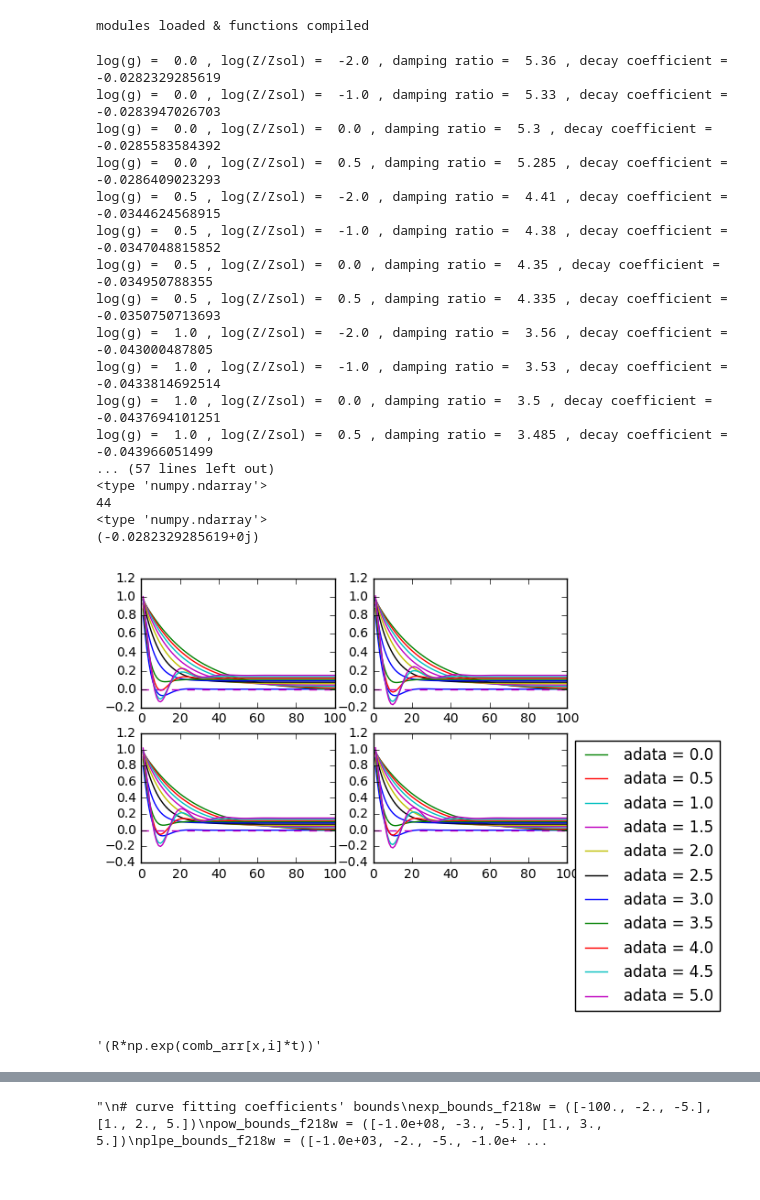
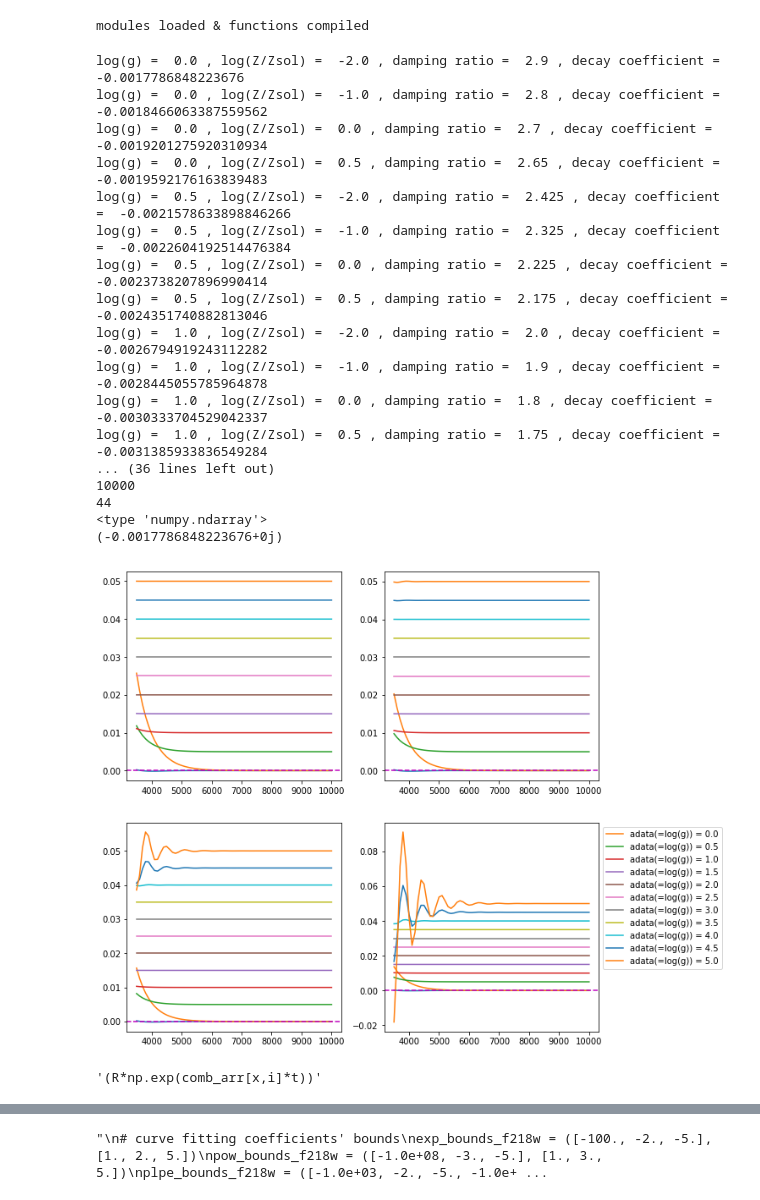
Before and after one commit to AlexlwAstro/phd_work, a Jupyter notebook: gaia_spectra_plots.ipynb, the cells around one changed output, grey strips where cells are left out. Saved outputs shown, nothing was run; the diff lists cells and outputs as text; code cells hidden in the pictures.

Commit message:
corrected titles of residuals graphs, fixed error in zeta definition, but it's made graphs worse! Try applying to curve_fit tomorrow

```diff
--- a/gaia_spectra_plots.ipynb
+++ b/gaia_spectra_plots.ipynb
@@ -1221,7 +1221,7 @@ zeta1= 0.7
 adata_list = [0.0,0.5,1.0,1.5,2.0,2.5,3.0,3.5,4.0,4.5,5.0]
 logbdata_list = [-2.0,-1.0,0.0,0.5]
 
-C = 0.3
+C = 0.01
 
 comb_list = []
 for m in adata_list:
@@ -1229,7 +1229,7 @@ for m in adata_list:
     s2n_list = []
     for n in logbdata_list:
         bdata = n
-        zeta2 = 0.2*(5.0-adata)**2 - 0.03*(bdata) + 0.3
+        zeta2 = 0.1*(5.0-adata)**2 - 0.1*(bdata) + 0.2
         #print zeta2
         if (abs(zeta2) <= 1.0):
             s2 = -C*( zeta2 - 1.0j*np.sqrt(1 - (zeta2**2)) )
@@ -1246,7 +1246,7 @@ comb_arr = np.array(comb_list)
 print type(comb_arr)
 print comb_arr.shape
 print comb_arr[:,0].shape
-print comb_arr
+#print comb_arr
 
 """
 def damped_oscillator_gZ(Tdata,gdata,metal_val,Tcut,a,b,c,d,k):
@@ -1256,56 +1256,57 @@ def damped_oscillator_gZ(Tdata,gdata,metal_val,Tcut,a,b,c,d,k):
 
     s = -k*( zeta + 1j*np.sqrt(1-zeta**2) )
     # 'xdata' called below! - this should remove the need to use it anywhere in 'zeta'
     new_var = d*np.exp(s*(Tdata - Tcut))
     return new_var
 """
-s1 = -C*( zeta1 + 1.0j*np.sqrt(1-zeta1**2) )
+#s1 = -C*( zeta1 + 1.0j*np.sqrt(1-zeta1**2) )
+#y1 = np.exp(s1*t)
 
-t = np.arange(1,101)
+t = np.arange(3500,10100,100)
 print type(t)
+print max(t)
 
-
-y1 = np.exp(s1*t)
-R = 0.01*(100-t)
+R = 0.002*(10000-t)
 
 fgddfgg = 0
 for a in range(len(comb_arr[:,0])):
     for b in range(len(comb_arr[0,:])):
         fgddfgg += 1
         #y2 = 1.0*np.exp(comb_arr[a,b]*t)
 print fgddfgg
 
-fig,ax = plt.subplots(2,2)
+fig,ax = plt.subplots(2,2,figsize=(10, 10))
 ax = ax.ravel()
 print type(ax)
 print comb_arr[0,0]
 for i in range(len(ax)):
     ax[i].plot(t,y1)
     for x in range(len(comb_arr[:,0])):
-        ax[i].plot(t,((R*np.exp(comb_arr[x,i]*t)) + 0.03*adata_list[x]), label=('adata = ' + str(adata_list[x])))
+        ax[i].plot(t,((R*np.exp(comb_arr[x,i]*t)) + 0.01*adata_list[x]), label=('adata(=log(g)) = ' + str(adata_list[x])))
+        #
     ax[i].axhline(y=0, linestyle='--', color='m')
     plt.legend(loc='upper left', bbox_to_anchor=(1.0, 1.0))
 plt.show()
 """(R*np.exp(comb_arr[x,i]*t))"""
 # %% [output]
-log(g) =  0.0 , log(Z/Zsol) =  -2.0 , damping ratio =  5.36 , decay coefficient =  -0.0282329285619
-log(g) =  0.0 , log(Z/Zsol) =  -1.0 , damping ratio =  5.33 , decay coefficient =  -0.0283947026703
-log(g) =  0.0 , log(Z/Zsol) =  0.0 , damping ratio =  5.3 , decay coefficient =  -0.0285583584392
-log(g) =  0.0 , log(Z/Zsol) =  0.5 , damping ratio =  5.285 , decay coefficient =  -0.0286409023293
-log(g) =  0.5 , log(Z/Zsol) =  -2.0 , damping ratio =  4.41 , decay coefficient =  -0.0344624568915
-log(g) =  0.5 , log(Z/Zsol) =  -1.0 , damping ratio =  4.38 , decay coefficient =  -0.0347048815852
-log(g) =  0.5 , log(Z/Zsol) =  0.0 , damping ratio =  4.35 , decay coefficient =  -0.034950788355
-log(g) =  0.5 , log(Z/Zsol) =  0.5 , damping ratio =  4.335 , decay coefficient =  -0.0350750713693
-log(g) =  1.0 , log(Z/Zsol) =  -2.0 , damping ratio =  3.56 , decay coefficient =  -0.043000487805
-log(g) =  1.0 , log(Z/Zsol) =  -1.0 , damping ratio =  3.53 , decay coefficient =  -0.0433814692514
-log(g) =  1.0 , log(Z/Zsol) =  0.0 , damping ratio =  3.5 , decay coefficient =  -0.0437694101251
-log(g) =  1.0 , log(Z/Zsol) =  0.5 , damping ratio =  3.485 , decay coefficient =  -0.043966051499
-... (57 lines left out)
-<type 'numpy.ndarray'>
+log(g) =  0.0 , log(Z/Zsol) =  -2.0 , damping ratio =  2.9 , decay coefficient =  -0.0017786848223676
+log(g) =  0.0 , log(Z/Zsol) =  -1.0 , damping ratio =  2.8 , decay coefficient =  -0.0018466063387559562
+log(g) =  0.0 , log(Z/Zsol) =  0.0 , damping ratio =  2.7 , decay coefficient =  -0.0019201275920310934
+log(g) =  0.0 , log(Z/Zsol) =  0.5 , damping ratio =  2.65 , decay coefficient =  -0.0019592176163839483
+log(g) =  0.5 , log(Z/Zsol) =  -2.0 , damping ratio =  2.425 , decay coefficient =  -0.0021578633898846266
+log(g) =  0.5 , log(Z/Zsol) =  -1.0 , damping ratio =  2.325 , decay coefficient =  -0.0022604192514476384
+log(g) =  0.5 , log(Z/Zsol) =  0.0 , damping ratio =  2.225 , decay coefficient =  -0.0023738207896990414
+log(g) =  0.5 , log(Z/Zsol) =  0.5 , damping ratio =  2.175 , decay coefficient =  -0.0024351740882813046
+log(g) =  1.0 , log(Z/Zsol) =  -2.0 , damping ratio =  2.0 , decay coefficient =  -0.0026794919243112282
+log(g) =  1.0 , log(Z/Zsol) =  -1.0 , damping ratio =  1.9 , decay coefficient =  -0.0028445055785964878
+log(g) =  1.0 , log(Z/Zsol) =  0.0 , damping ratio =  1.8 , decay coefficient =  -0.0030333704529042337
+log(g) =  1.0 , log(Z/Zsol) =  0.5 , damping ratio =  1.75 , decay coefficient =  -0.0031385933836549284
+... (36 lines left out)
+10000
 44
 <type 'numpy.ndarray'>
-(-0.0282329285619+0j)
+(-0.0017786848223676+0j)
-[figure, old version]
+[figure, new version]
 '(R*np.exp(comb_arr[x,i]*t))'
 # %%
 # N.B.: using cgs unit
```
Also changed, not shown: parts of 5 cells of this notebook, 5 other files.
